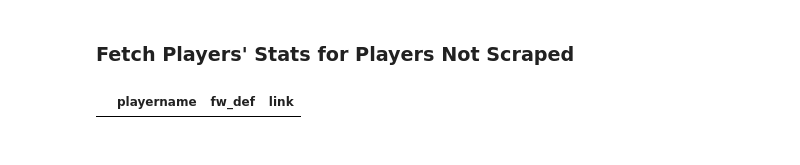
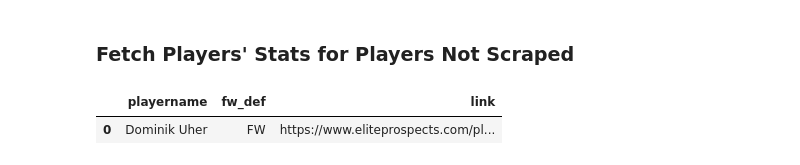
Before and after one commit to shigenogoro/NHL-Prospect-Predictor, a Jupyter notebook: eliteprospects_scraper/NHL-stats-preparation.ipynb, the cells around one changed output. Saved outputs shown, nothing was run; the diff lists cells and outputs as text; code cells hidden in the pictures.

Commit message:
Scraped to 2700 players

```diff
--- a/eliteprospects_scraper/NHL-stats-preparation.ipynb
+++ b/eliteprospects_scraper/NHL-stats-preparation.ipynb
@@ -862,11 +934,12 @@ else:
     unique_players = set()
 # %%
 # Find players in nhl_players_metadata 0-2500 not in unique_players
-subset = nhl_players_metadata[0:2500]
+subset = nhl_players_metadata[0:2700]
 players_to_scrape = subset[~subset['playername'].isin(unique_players)].reset_index(drop=True)
 players_to_scrape
 # %% [output]
 |  | playername | fw_def | link |
+| 0 | Dominik Uher | FW | https://www.eliteprospects.com/pl... |
 # %%
 curr_len = len(players_to_scrape)
 # curr_len = 50
```
Also changed, not shown: parts of 6 cells of this notebook, 1 other file.
